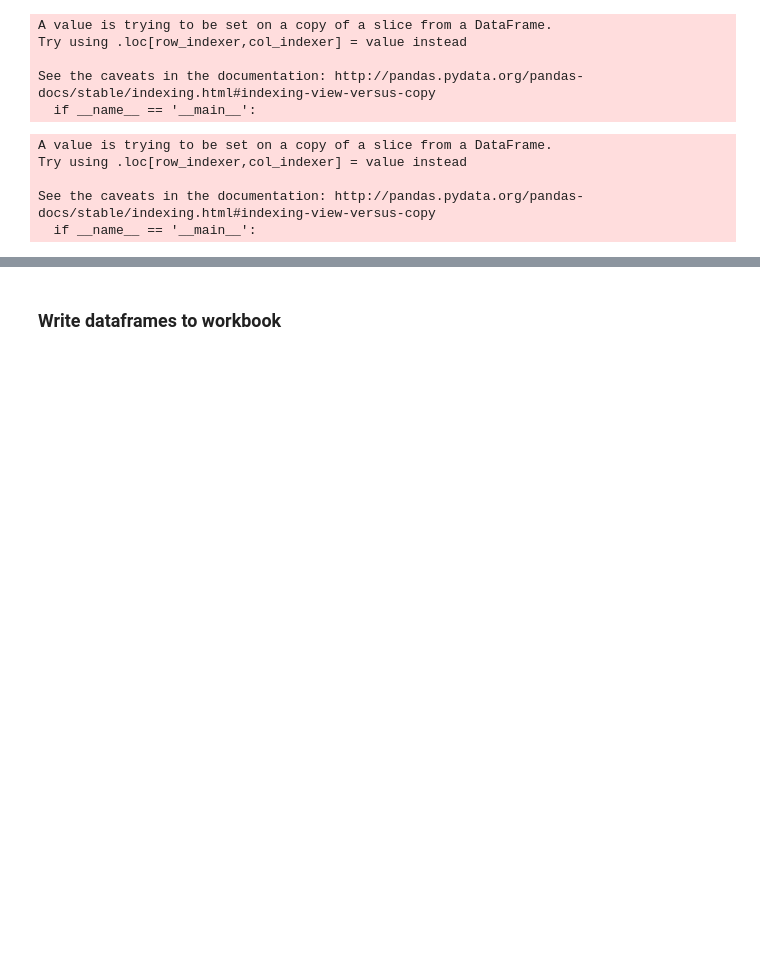
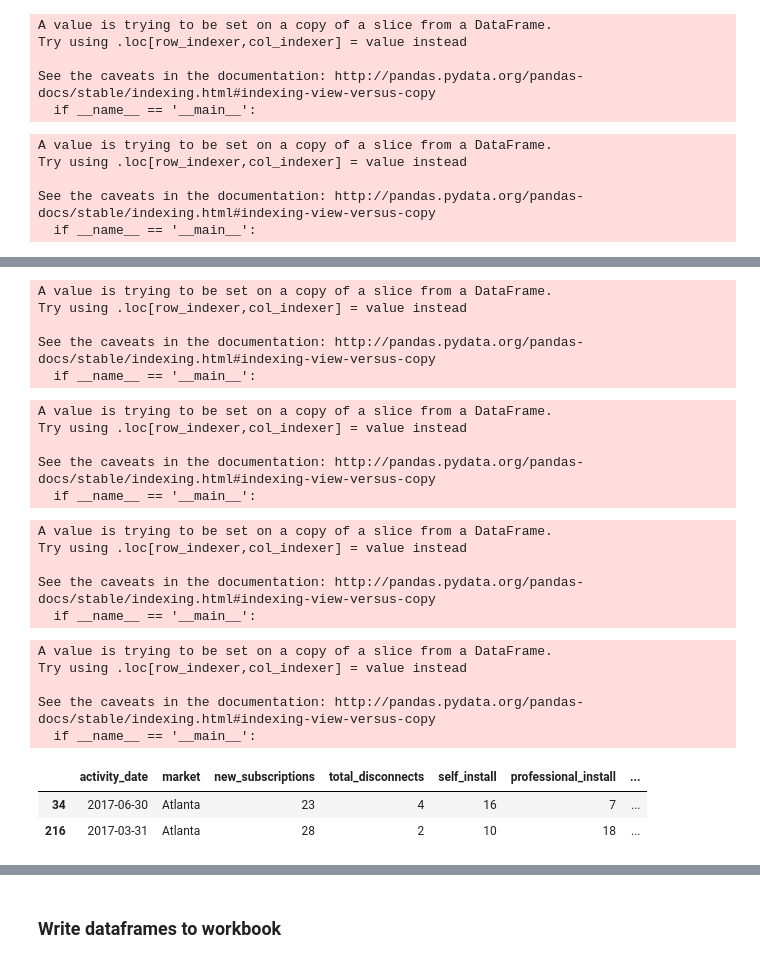
Before and after one commit to datamok/exercise1, a Jupyter notebook: Notebooks/report_builder.ipynb, the cells around one changed output, grey strips where cells are left out. Cells and saved outputs as stored; diff of their text form; code cells hidden in the pictures; blank space fills up the shorter version.

```diff
--- a/Notebooks/report_builder.ipynb
+++ b/Notebooks/report_builder.ipynb
@@ -99,3 +121,46 @@ atlanta_2017.head()
+# %%
+atlanta_2017['dom'] = atlanta_2017.date.apply(lambda x: x.day)
+# %% [output]
+A value is trying to be set on a copy of a slice from a DataFrame.
+Try using .loc[row_indexer,col_indexer] = value instead
+
+See the caveats in the documentation: http://pandas.pydata.org/pandas-docs/stable/indexing.html#indexing-view-versus-copy
+  if __name__ == '__main__':
+# %%
+atlanta_2017['is_last_dom'] = np.where(atlanta_2017.dom == atlanta_2017.last_dom, 1, 0)
+# %% [output]
+A value is trying to be set on a copy of a slice from a DataFrame.
+Try using .loc[row_indexer,col_indexer] = value instead
+
+See the caveats in the documentation: http://pandas.pydata.org/pandas-docs/stable/indexing.html#indexing-view-versus-copy
+  if __name__ == '__main__':
+# %%
+atlanta_2017['quarter'] = atlanta_2017.date.apply(lambda x: (x.month-1)  // 3 + 1)
+# %% [output]
+A value is trying to be set on a copy of a slice from a DataFrame.
+Try using .loc[row_indexer,col_indexer] = value instead
+
+See the caveats in the documentation: http://pandas.pydata.org/pandas-docs/stable/indexing.html#indexing-view-versus-copy
+  if __name__ == '__main__':
+# %%
+atlanta_2017['month'] = atlanta_2017.date.apply(lambda x: x.month)
+# %% [output]
+A value is trying to be set on a copy of a slice from a DataFrame.
+Try using .loc[row_indexer,col_indexer] = value instead
+
+See the caveats in the documentation: http://pandas.pydata.org/pandas-docs/stable/indexing.html#indexing-view-versus-copy
+  if __name__ == '__main__':
+# %%
+test_df = atlanta_2017[((atlanta_2017.month == 3) & (atlanta_2017.dom == 31))\
+                       |((atlanta_2017.month == 6) & (atlanta_2017.dom == 30)) \
+                       |((atlanta_2017.month == 9) & (atlanta_2017.dom == 30)) \
+                       |((atlanta_2017.month == 12) & (atlanta_2017.dom == 31))]
+# %%
+test_df
+# %% [output]
+|  | activity_date | market | new_subscriptions | total_disconnects | self_install | professional_install | ... |
+| 34 | 2017-06-30 | Atlanta | 23 | 4 | 16 | 7 | ... |
+| 216 | 2017-03-31 | Atlanta | 28 | 2 | 10 | 18 | ... |
 # %%
 atlanta_2017_agg = atlanta_2017.groupby('week').agg({'new_subscriptions':sum, 'self_install':sum, 'professional_install':sum, 'disconnects':sum,\
                                                      'post_install_returns':sum, 'total_disconnects':sum})
```
Also changed, not shown: parts of 8 cells of this notebook, 1 other file.
